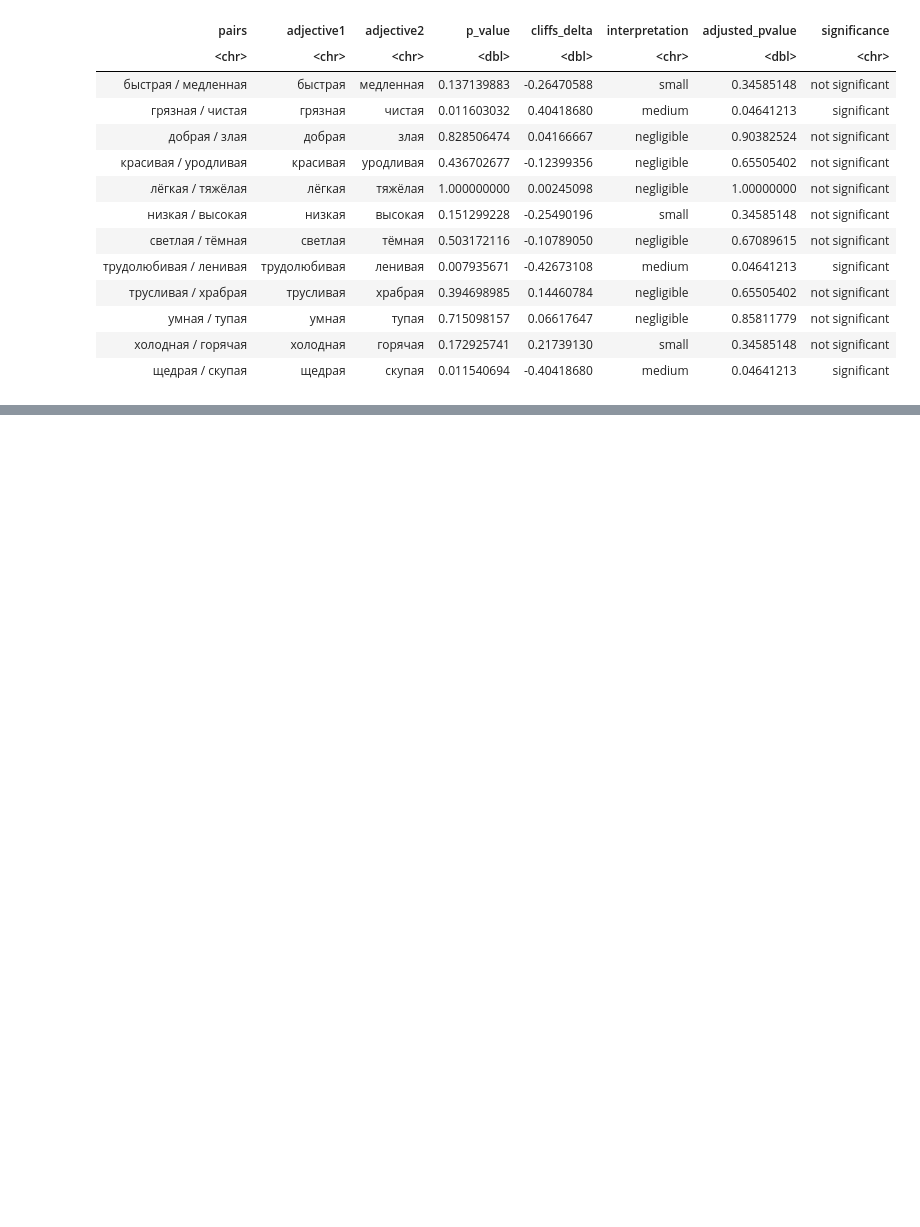
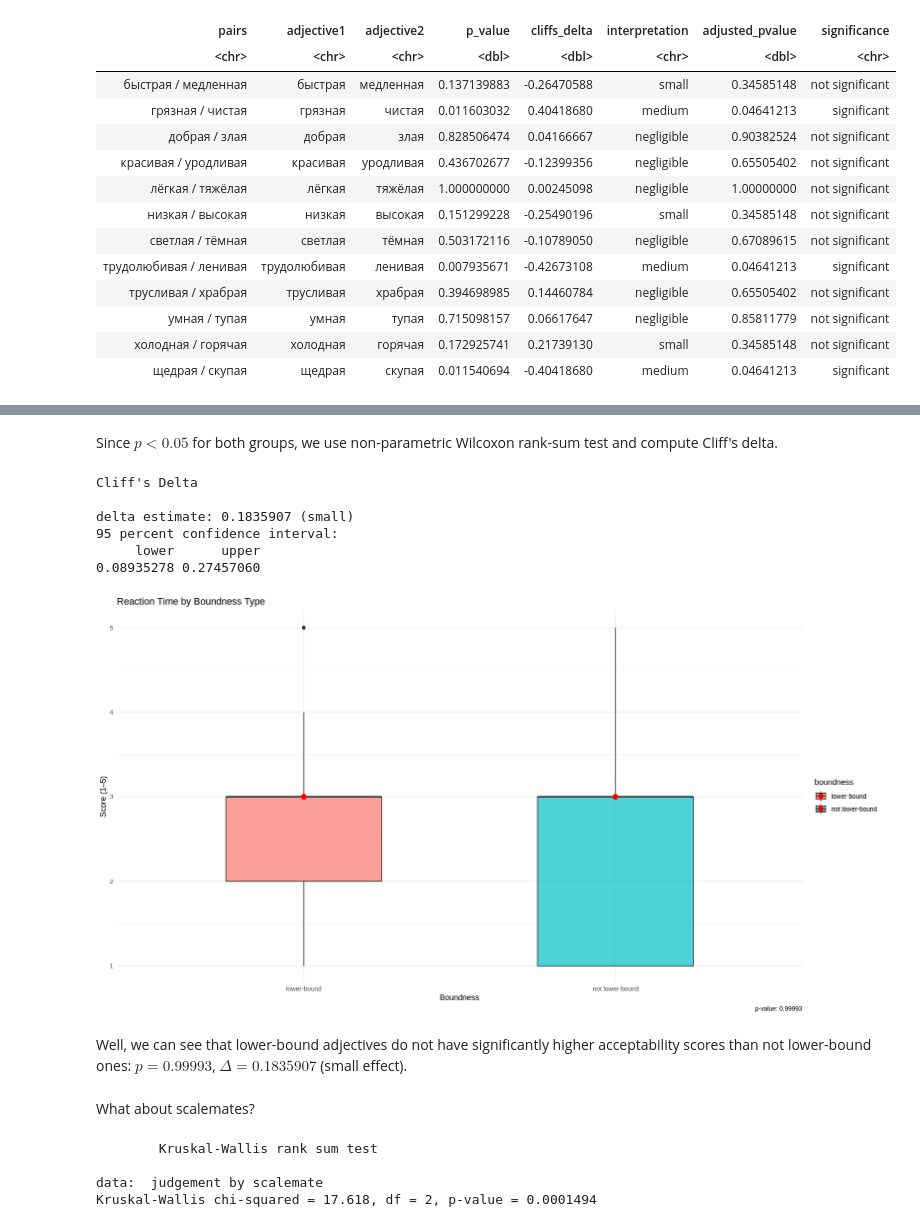
Before and after one commit to KatiaKozlova/stat-project, a Jupyter notebook: stat_project.ipynb, the cells around one changed output, grey strips where cells are left out. Drawn from its saved outputs; the diff is of its cells as text; code cells hidden in the pictures; blank space fills up the shorter version.

```diff
--- a/stat_project.ipynb
+++ b/stat_project.ipynb
@@ -626,0 +640,15 @@ A tibble: 12 × 8
+# %%
+# adding two columns boundness and scalemate
+
+target_data <- target_data %>%
+  mutate(boundness=case_when(
+    adjective %in% c('медленная', 'злая', 'ленивая', 'трусливая', 'грязная', 'холодная', 'горячая', 'тёмная', 'уродливая', 'тупая') ~ 'lower-bound',
+    TRUE ~ 'not lower-bound'
+  ))
+
+target_data <- target_data %>%
+  mutate(scalemate=case_when(
+    adjective %in% c('грязная', 'холодная',  'горячая', 'тёмная', 'уродливая', 'тупая') ~ 'no',
+    adjective %in% c('медленная', 'злая', 'ленивая', 'трусливая') ~ 'yes',
+    TRUE ~ '-'
+  ))
@@ -626,0 +669,51 @@ A tibble: 12 × 8
+# %% [markdown]
+Since $p < 0.05$ for both groups, we use non-parametric Wilcoxon rank-sum test and compute Cliff's delta.
+# %%
+# Wilcoxon rank-sum test
+
+wilcox_test_result_score <- wilcox.test(
+    judgement ~ boundness,
+    data = target_data,
+    alternative = 'less'
+)
+# Cliff's Delta
+
+effsize::cliff.delta(
+    judgement ~ boundness,
+    data = target_data
+)
+# %% [output]
+Cliff's Delta
+
+delta estimate: 0.1835907 (small)
+95 percent confidence interval:
+     lower      upper
+0.08935278 0.27457060
+# %%
+# visualizing
+
+ggplot(target_data, aes(x = boundness, y = judgement, fill = boundness)) +
+  geom_boxplot(width = 0.5, alpha = 0.7) +
+  stat_summary(fun = median, geom = 'point', size = 3, color = 'red') +
+  labs(
+    title = 'Reaction Time by Boundness Type',
+    x = 'Boundness',
+    y = 'Score (1–5)',
+    caption = paste('p-value:', round(wilcox_test_result_score$p.value, 5))
+  ) +
+  theme_minimal()
+# %% [output]
+[figure, added]
+# %% [markdown]
+Well, we can see that lower-bound adjectives do not have significantly higher acceptability scores than not lower-bound ones: $p = 0.99993$, $Δ = 0.1835907$ (small effect).
+# %% [markdown]
+What about scalemates?
+# %%
+# Kruskal-Wallis rank sum test for non-parametric
+
+kruskal.test(judgement ~ scalemate, data = target_data)
+# %% [output]
+        Kruskal-Wallis rank sum test
+
+data:  judgement by scalemate
+Kruskal-Wallis chi-squared = 17.618, df = 2, p-value = 0.0001494
```
Also changed, not shown: parts of 27 cells of this notebook.
